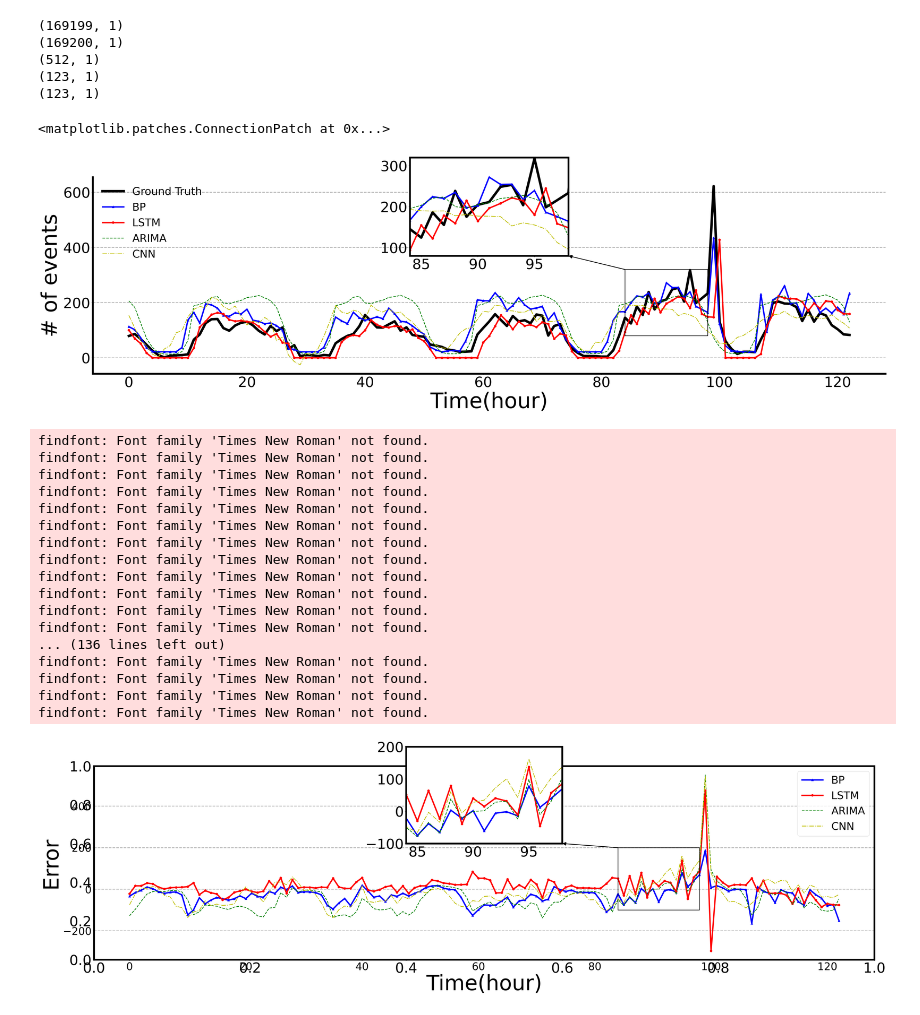
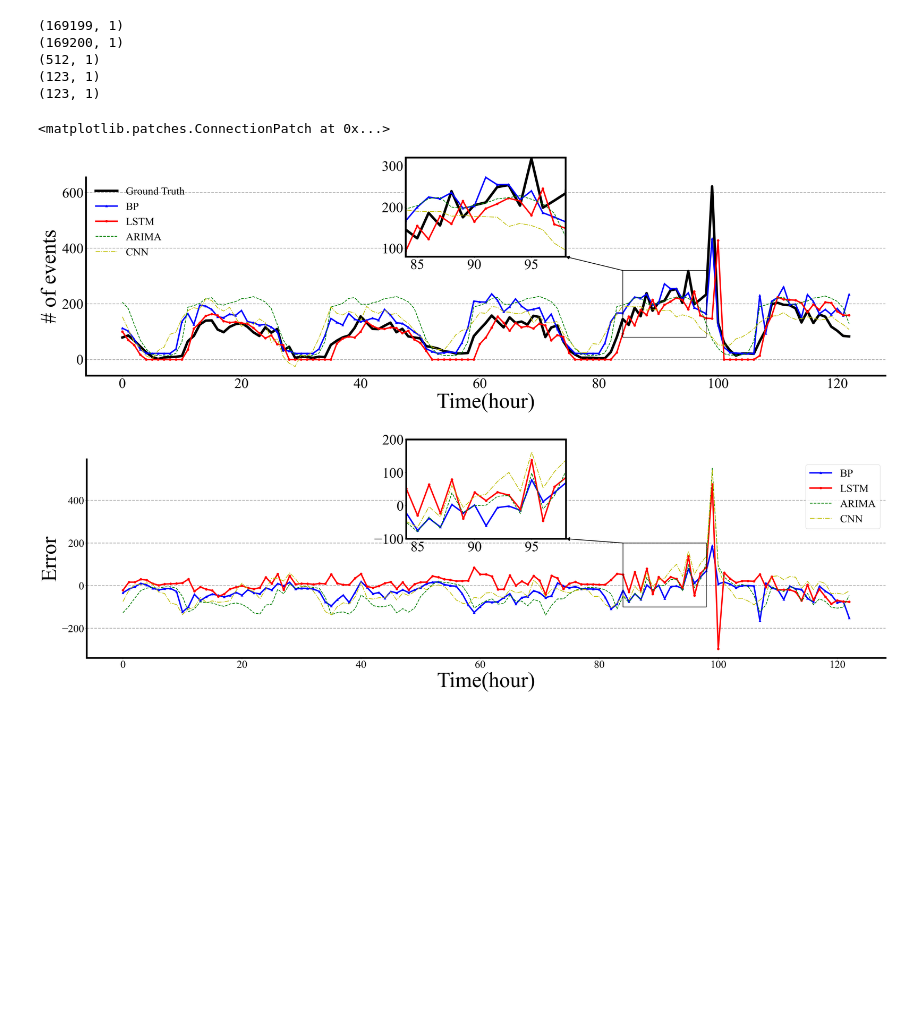
Before and after one commit to weixiabing/Innovative-practice, a Jupyter notebook: 第三学期/绘图/plot.ipynb, the cells around one changed output. Drawn from its saved outputs; the diff is of its cells as text; code cells hidden in the pictures; blank space fills up the shorter version.

```diff
--- a/第三学期/绘图/plot.ipynb
+++ b/第三学期/绘图/plot.ipynb
@@ -4,18 +4,18 @@
 import h5py
 import numpy as np
 import pandas as pd
-f = h5py.File('/workspaces/Innovative-practice/第三学期/绘图/datapred_bp.h5', 'r')
+f = h5py.File('datapred_bp.h5', 'r')
 datapred_bp = f['data']
 datapred_bp  = np.array(datapred_bp)
 f.close()
-f = h5py.File('/workspaces/Innovative-practice/第三学期/绘图/datapred_lstm.h5', 'r')
+f = h5py.File('datapred_lstm.h5', 'r')
 datapred_lstm = f['testPredict']
 testY=f['testY']
 datapred_lstm  = np.array(datapred_lstm)
 testY=np.array(testY)
 f.close()
 #读取D:\library\Github\Innovative-practice\第三学期\绘图\datapred_cnn.h5
-f = h5py.File('/workspaces/Innovative-practice/第三学期/绘图/datapred_cnn.h5', 'r')
+f = h5py.File('datapred_cnn.h5', 'r')
 datapred_cnn = f['data']
 datapred_cnn  = np.array(datapred_cnn)
 f.close()
@@ -26,7 +26,7 @@ datapred_convlstm=np.array(datapred_convlstm)
 f.close()'''
 #读取D:\library\Github\Innovative-practice\第三学期\绘图\datapred_arima.csv
 
-datapred_arima=pd.read_csv('/workspaces/Innovative-practice/第三学期/绘图/datapred_arima.csv')
+datapred_arima=pd.read_csv('datapred_arima.csv')
 #转为numpy
 datapred_arima=np.array(datapred_arima)
 # %%
@@ -108,11 +108,9 @@ con = ConnectionPatch(xyA=xy, xyB=xy2, coordsA="data", coordsB="data", axesA=ax,
 axins.add_artist(con)
 # %% [output]
 <matplotlib.patches.ConnectionPatch at 0x...>
-[figure, old version]
+[figure, new version]
 # %%
 #绘制误差图
-import numpy as np
-import matplotlib.pyplot as plt
 plt.rcParams['font.family'] = 'Times New Roman'
 plt.rcParams['font.size'] = 40
 plt.rcParams['axes.linewidth'] = 5
@@ -120,7 +118,6 @@ plt.rcParams['axes.linewidth'] = 5
 fig, ax = plt.subplots(figsize=(40,10),dpi=200)
 ax.spines['right'].set_visible(False)
 ax.spines['top'].set_visible(False)
-ax = fig.add_subplot(111)
 ax.set_xlabel('Time(hour)', fontsize=60,labelpad=5)
 ax.set_ylabel('Error', fontsize=60,labelpad=5)
 ax.tick_params(labelsize=30)
@@ -133,48 +130,31 @@ ax.grid(axis='y',linestyle='--',linewidth=2)
 
 axins = ax.inset_axes([0.4, 0.6, 0.2 ,0.5])
 axins.plot(testY[(i*423+300):(i+1)*423]-datapred_bp[(i*423+300):(i+1)*423]/10118,'b^-',label='BP',linewidth=4)
 axins.plot(testY[(i*423+300):(i+1)*423]-datapred_lstm[(i*423+300):(i+1)*423],'ro-',label='LSTM',linewidth=4)
 axins.plot(testY[(i*423+300):(i+1)*423]-datapred_arima,'g--',label='ARIMA',linewidth=2)
 axins.plot(testY[(i*423+300):(i+1)*423]-datapred_cnn,'y-.',label='CNN',linewidth=2)
 zone_left = 84
 zone_right = 98
 
 
 # 调整子坐标系的显示范围
 axins.set_xlim(zone_left, zone_right)
 #找出testY[(i*423+300):(i+1)*423],datapred_bp[(i*423+300):(i+1)*423]/10118,datapred_lstm[(i*423+300):(i+1)*423],datapred_arima,datapred_cnn的最大值和最小值
 axins.set_ylim(-100,200)
 # 原图中画方框
 tx0 = 84
 tx1 = 98
 ty0 = -100
 ty1 = 200
 sx = [tx0,tx1,tx1,tx0,tx0]
 sy = [ty0,ty0,ty1,ty1,ty0]
 ax.plot(sx,sy,"black")    # 画两条线  #第一条线
 xy = (84, 200)
 xy2 = (98,-100)
 #箭头从主图上的xy坐标指向子图上的xy2坐标
 con = ConnectionPatch(xyA=xy, xyB=xy2, coordsA="data", coordsB="data", axesA=ax, axesB=axins, color="black", linewidth=2, arrowstyle="-|>", mutation_scale=20)
 axins.add_artist(con)
 
 plt.show()
 # %% [output]
-findfont: Font family 'Times New Roman' not found.
-findfont: Font family 'Times New Roman' not found.
-findfont: Font family 'Times New Roman' not found.
-findfont: Font family 'Times New Roman' not found.
-findfont: Font family 'Times New Roman' not found.
-findfont: Font family 'Times New Roman' not found.
-findfont: Font family 'Times New Roman' not found.
-findfont: Font family 'Times New Roman' not found.
-findfont: Font family 'Times New Roman' not found.
-findfont: Font family 'Times New Roman' not found.
-findfont: Font family 'Times New Roman' not found.
-findfont: Font family 'Times New Roman' not found.
-... (136 lines left out)
-findfont: Font family 'Times New Roman' not found.
-findfont: Font family 'Times New Roman' not found.
-findfont: Font family 'Times New Roman' not found.
-findfont: Font family 'Times New Roman' not found.
-[figure, old version]
+[figure, new version]
```
Also changed, not shown: 27 other files.
